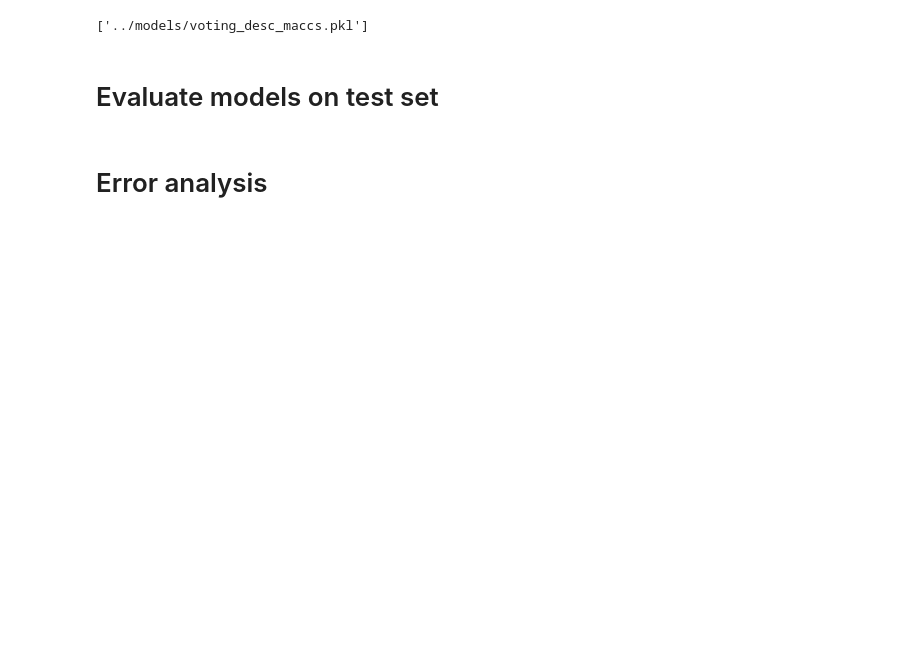
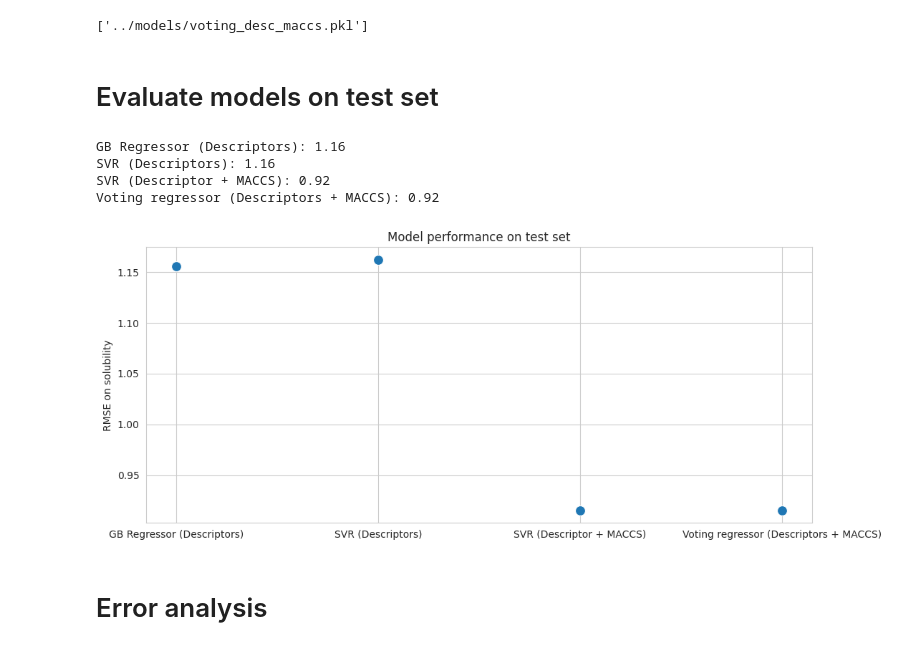
Before and after one commit to ManuelGehl/molecule_solubility, a Jupyter notebook: scripts/fingerprint_models.ipynb, the cells around one changed output. Saved outputs shown, nothing was run; the diff lists cells and outputs as text; code cells hidden in the pictures; blank space fills up the shorter version.

```diff
--- a/scripts/fingerprint_models.ipynb
+++ b/scripts/fingerprint_models.ipynb
@@ -532,8 +543,8 @@ voting_desc_maccs = joblib.load("../models/voting_desc_maccs.pkl")
 # %%
 # Compare performances of all maccs-only models on test set
 models_maccs = {
-    "GB Regressor": gb_maccs,
-    "SVR": svr_maccs
+    "GB Regressor (Descriptors)": gb_maccs,
+    "SVR (Descriptors)": svr_maccs
 }
 
 model_results = {}
@@ -555,13 +566,21 @@ for model_name, model in models_desc_maccs.items():
 
 for model, score in model_results.items():
     print(f"{model}: {score:.2f}")
+# %% [output]
+GB Regressor (Descriptors): 1.16
+SVR (Descriptors): 1.16
+SVR (Descriptor + MACCS): 0.92
+Voting regressor (Descriptors + MACCS): 0.92
 # %%
 # Plot results
 sns.set_style("whitegrid")
-sns.scatterplot(data=model_results, s=100, )
+plt.figure(figsize=(12,5))
+sns.scatterplot(data=model_results, s=100)
 plt.ylabel("RMSE on solubility")
 plt.title("Model performance on test set")
 plt.show()
+# %% [output]
+[figure, added]
 # %% [markdown]
 # Error analysis
 # %%
```
Also changed, not shown: parts of 13 cells of this notebook, 2 other files.
